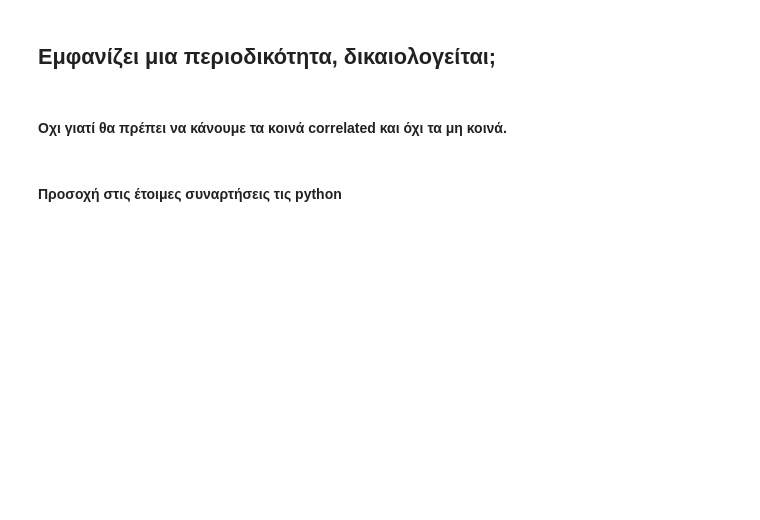
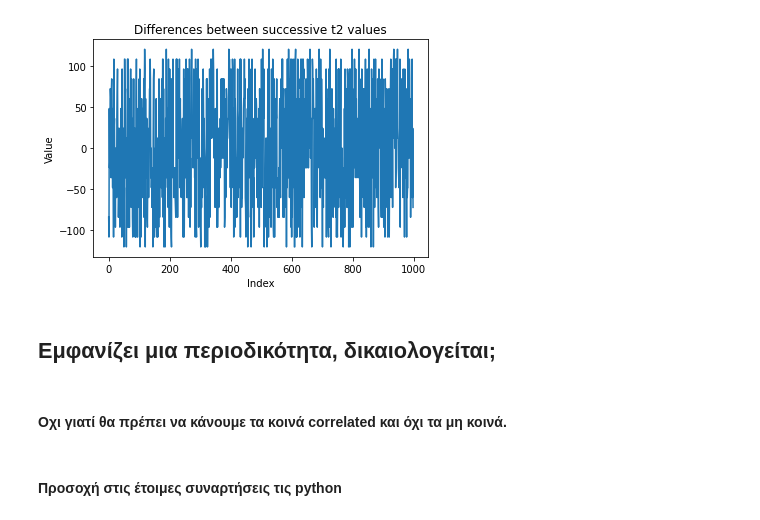
Before and after one commit to AndreasAvgou/Stochastic-Analysis-Process, a Jupyter notebook: White Noise Process/White Noise Process.ipynb, the cells around one changed output. Drawn from its saved outputs; the diff is of its cells as text; code cells hidden in the pictures; blank space fills up the shorter version.

```diff
--- a/White Noise Process/White Noise Process.ipynb
+++ b/White Noise Process/White Noise Process.ipynb
@@ -41,3 +55,4 @@ plt.plot(t)
 # %%
-diff = [t[i] - t[i-1] for i in range(1,len(t))]
+diff1 = [t1[i] - t1[i-1] for i in range(1, len(t1))]
+diff2 = [t2[i] - t2[i-1] for i in range(1, len(t2))]
 # %%
@@ -48,3 +67,11 @@ plt.plot(diff)
+# %%
+plt.plot(diff2)
+plt.title('Differences between successive t2 values')
+plt.xlabel('Index')
+plt.ylabel('Value')
+plt.show()
+# %% [output]
+[figure, added]
 # %% [markdown]
 ## Εμφανίζει μια περιοδικότητα, δικαιολογείται;
 # %% [markdown]
```
Also changed, not shown: parts of 10 cells of this notebook.
